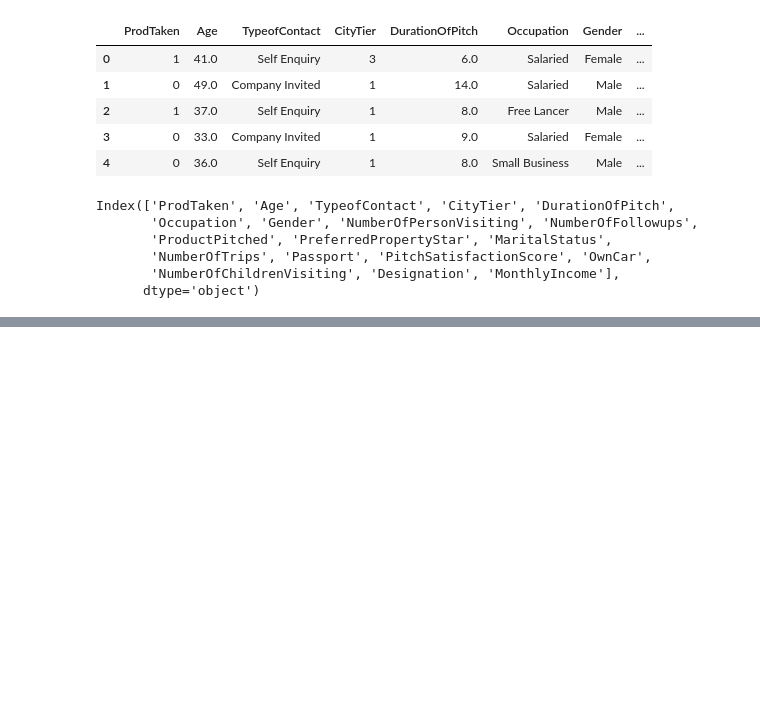
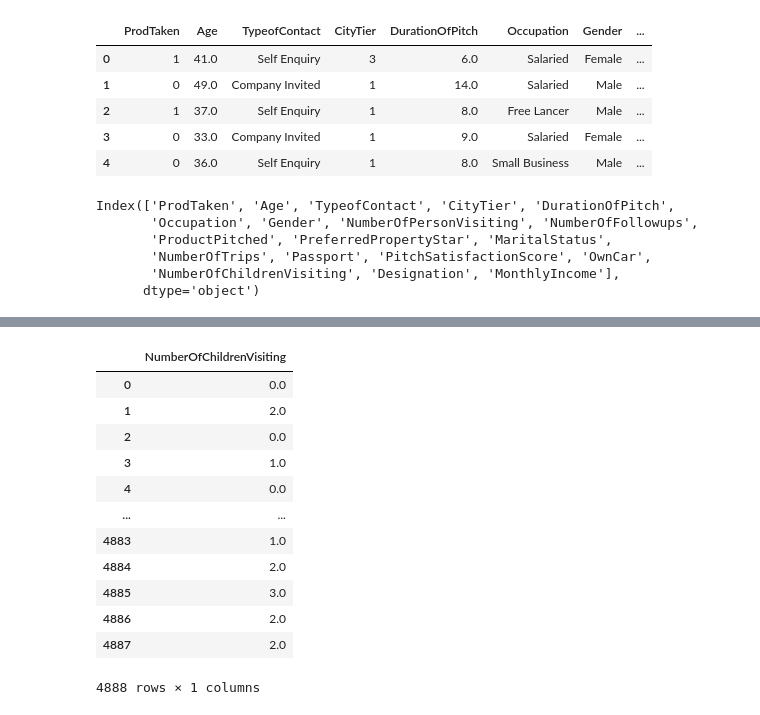
Before and after one commit to niveeez/randomforest, a Jupyter notebook: holiday_package_purchase_pred.ipynb, the cells around one changed output, grey strips where cells are left out. Cells and saved outputs as stored; diff of their text form; code cells hidden in the pictures; blank space fills up the shorter version.

```diff
--- a/holiday_package_purchase_pred.ipynb
+++ b/holiday_package_purchase_pred.ipynb
@@ -302,0 +343,16 @@ Index(['ProdTaken', 'Age', 'TypeofContact', 'CityTier', 'DurationOfPitch',
+# %%
+df[['NumberOfChildrenVisiting']]
+# %% [output]
+|  | NumberOfChildrenVisiting |
+| 0 | 0.0 |
+| 1 | 2.0 |
+| 2 | 0.0 |
+| 3 | 1.0 |
+| 4 | 0.0 |
+| ... | ... |
+| 4883 | 1.0 |
+| 4884 | 2.0 |
+| 4885 | 3.0 |
+| 4886 | 2.0 |
+| 4887 | 2.0 |
+4888 rows × 1 columns
```
Also changed, not shown: parts of 51 cells of this notebook.
